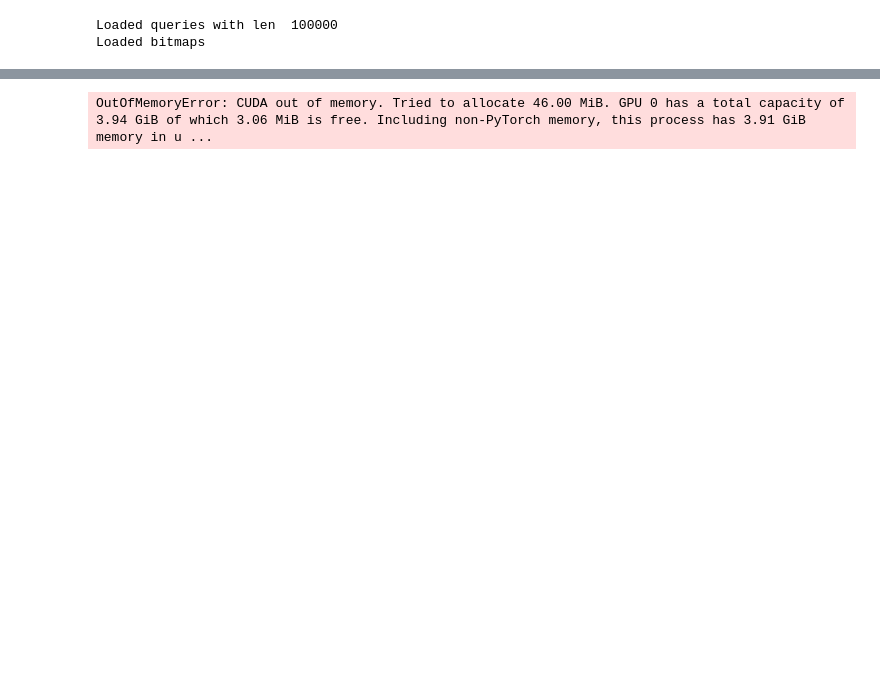
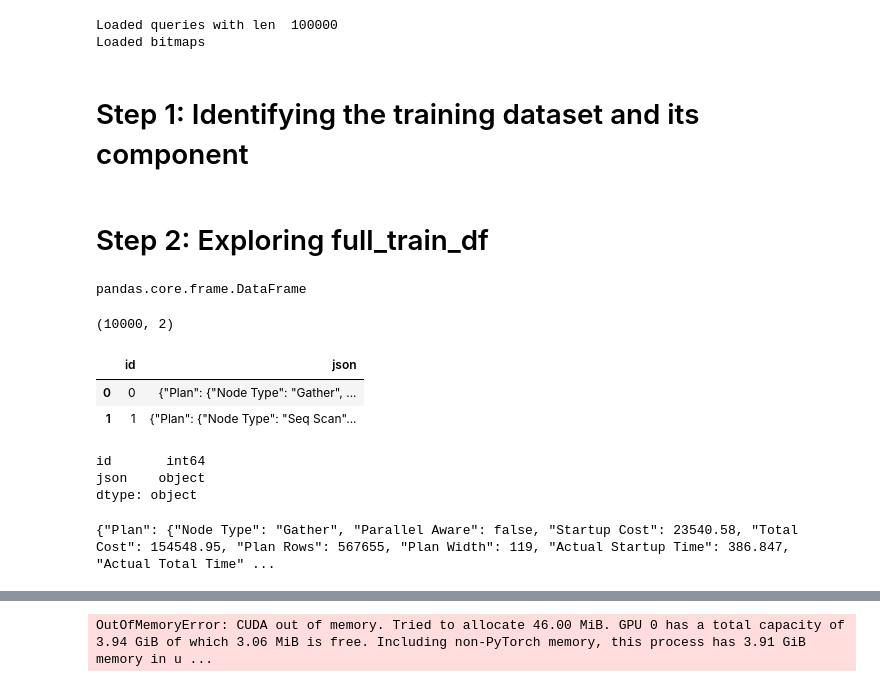
Before and after one commit to zhaoyue-ntu/QueryFormer, a Jupyter notebook: Training Daset Exploration.ipynb, the cells around one changed output, grey strips where cells are left out. Saved outputs shown, nothing was run; the diff lists cells and outputs as text; code cells hidden in the pictures; blank space fills up the shorter version.

Commit message:
Dataset exploration.md

```diff
--- a/Training V1.ipynb
+++ b/Training Daset Exploration.ipynb
@@ -102,5 +136,7 @@ table_sample = get_job_table_sample(imdb_path+'train')
 # %% [output]
 Loaded queries with len  100000
 Loaded bitmaps
+# %% [markdown]
+# Step 1: Identifying the training dataset and its component
 # %%
 train_ds = PlanTreeDataset(full_train_df, None, encoding, hist_file, card_norm, cost_norm, to_predict, table_sample)
@@ -107,0 +143,28 @@ val_ds = PlanTreeDataset(val_df, None, encoding, hist_file, card_norm, cost_norm
+# %% [markdown]
+# Step 2: Exploring full_train_df
+# %%
+type(full_train_df)
+# %% [output]
+pandas.core.frame.DataFrame
+# %%
+full_train_df.shape
+# %% [output]
+(10000, 2)
+# %%
+full_train_df.head(2)
+# %% [output]
+|  | id | json |
+| 0 | 0 | {"Plan": {"Node Type": "Gather", ... |
+| 1 | 1 | {"Plan": {"Node Type": "Seq Scan"... |
+# %%
+full_train_df.dtypes
+# %% [output]
+id       int64
+json    object
+dtype: object
+# %%
+# printing a sample json string in full
+json_sample = full_train_df['json'].iloc[0]
+print(json_sample)
+# %% [output]
+{"Plan": {"Node Type": "Gather", "Parallel Aware": false, "Startup Cost": 23540.58, "Total Cost": 154548.95, "Plan Rows": 567655, "Plan Width": 119, "Actual Startup Time": 386.847, "Actual Total Time" ...
```
Also changed, not shown: parts of 15 cells of this notebook, 2 other files.
